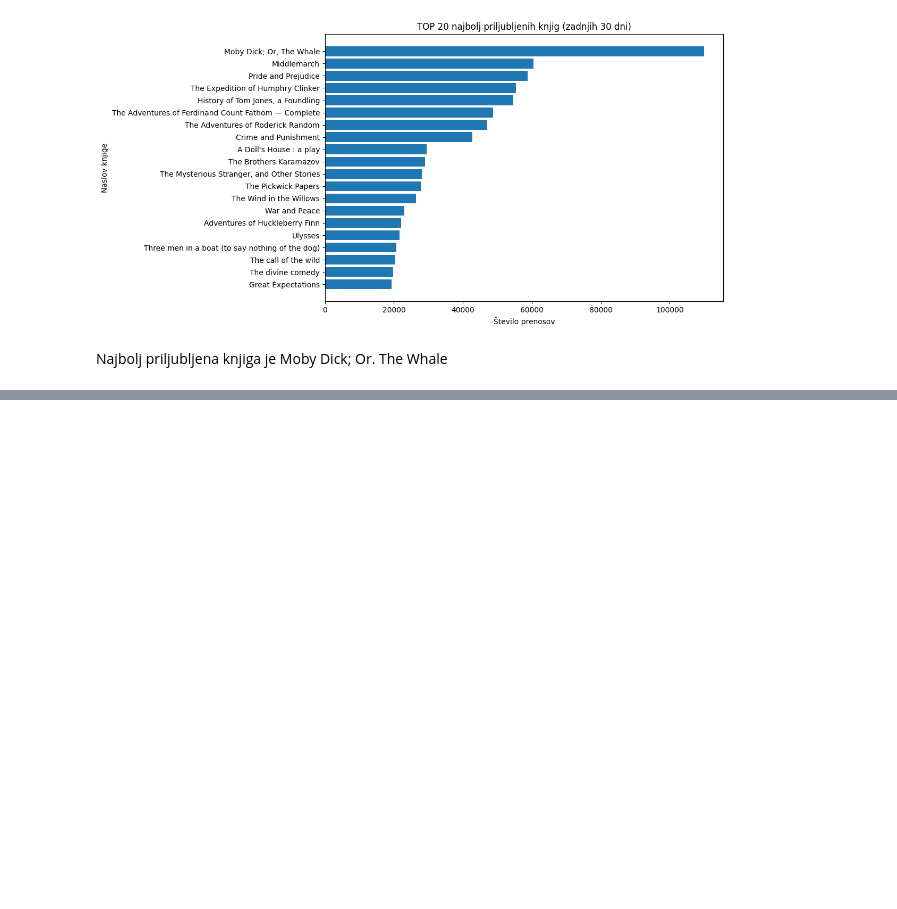
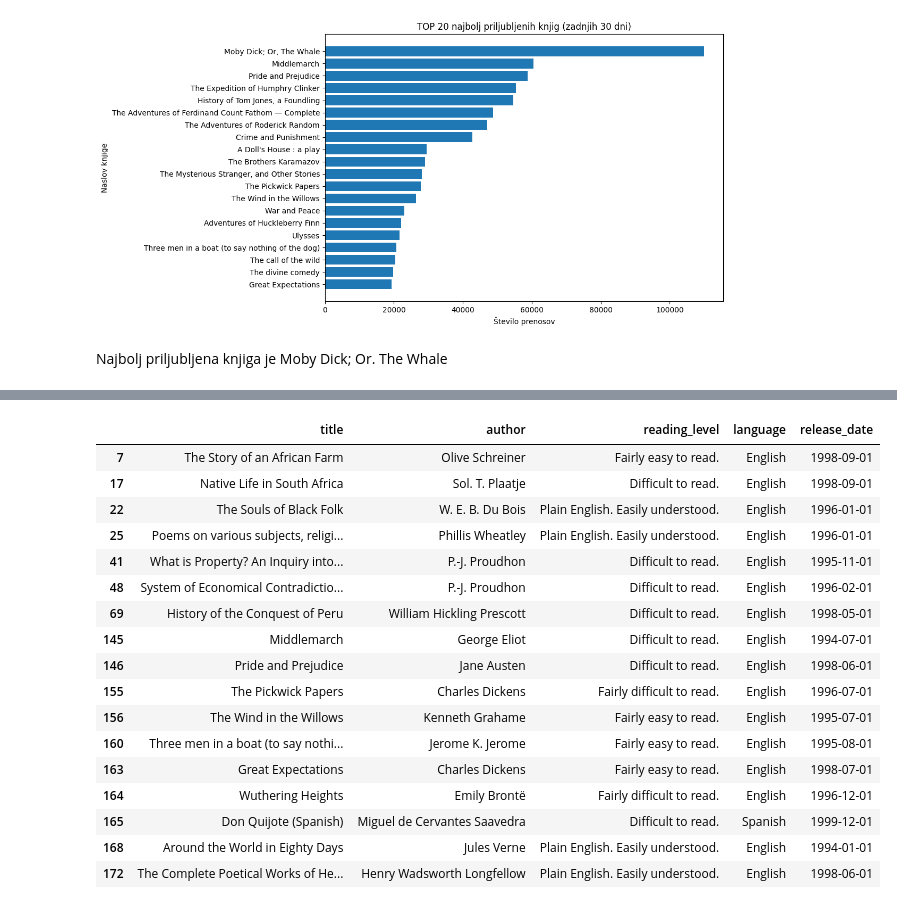
Before and after one commit to kajzrca/UVP-projekt, a Jupyter notebook: KNJIGE.ipynb, the cells around one changed output, grey strips where cells are left out. Saved outputs shown, nothing was run; the diff lists cells and outputs as text; code cells hidden in the pictures; blank space fills up the shorter version.

```diff
--- a/KNJIGE.ipynb
+++ b/KNJIGE.ipynb
@@ -96,0 +109,26 @@ Najbolj priljubljena knjiga je Moby Dick; Or. The Whale
+# %%
+#izdane pred 2000
+podatki['release_date'] = pd.to_datetime(podatki['release_date'], format='%b %d, %Y', errors='coerce')
+podatki = podatki.dropna(subset=['release_date'])
+stare_knjige = podatki[podatki['release_date'].dt.year < 2000]
+stare_knjige = stare_knjige[['title', 'author', 'reading_level', 'language', 'release_date']]
+display(stare_knjige)
+# %% [output]
+|  | title | author | reading_level | language | release_date |
+| 7 | The Story of an African Farm | Olive Schreiner | Fairly easy to read. | English | 1998-09-01 |
+| 17 | Native Life in South Africa | Sol. T. Plaatje | Difficult to read. | English | 1998-09-01 |
+| 22 | The Souls of Black Folk | W. E. B. Du Bois | Plain English. Easily understood. | English | 1996-01-01 |
+| 25 | Poems on various subjects, religi... | Phillis Wheatley | Plain English. Easily understood. | English | 1996-01-01 |
+| 41 | What is Property? An Inquiry into... | P.-J. Proudhon | Difficult to read. | English | 1995-11-01 |
+| 48 | System of Economical Contradictio... | P.-J. Proudhon | Difficult to read. | English | 1996-02-01 |
+| 69 | History of the Conquest of Peru | William Hickling Prescott | Difficult to read. | English | 1998-05-01 |
+| 145 | Middlemarch | George Eliot | Difficult to read. | English | 1994-07-01 |
+| 146 | Pride and Prejudice | Jane Austen | Difficult to read. | English | 1998-06-01 |
+| 155 | The Pickwick Papers | Charles Dickens | Fairly difficult to read. | English | 1996-07-01 |
+| 156 | The Wind in the Willows | Kenneth Grahame | Fairly easy to read. | English | 1995-07-01 |
+| 160 | Three men in a boat (to say nothi... | Jerome K. Jerome | Fairly easy to read. | English | 1995-08-01 |
+| 163 | Great Expectations | Charles Dickens | Fairly easy to read. | English | 1998-07-01 |
+| 164 | Wuthering Heights | Emily Brontë | Fairly difficult to read. | English | 1996-12-01 |
+| 165 | Don Quijote (Spanish) | Miguel de Cervantes Saavedra | Difficult to read. | Spanish | 1999-12-01 |
+| 168 | Around the World in Eighty Days | Jules Verne | Plain English. Easily understood. | English | 1994-01-01 |
+| 172 | The Complete Poetical Works of He... | Henry Wadsworth Longfellow | Plain English. Easily understood. | English | 1998-06-01 |
```
Also changed, not shown: parts of 6 cells of this notebook.
